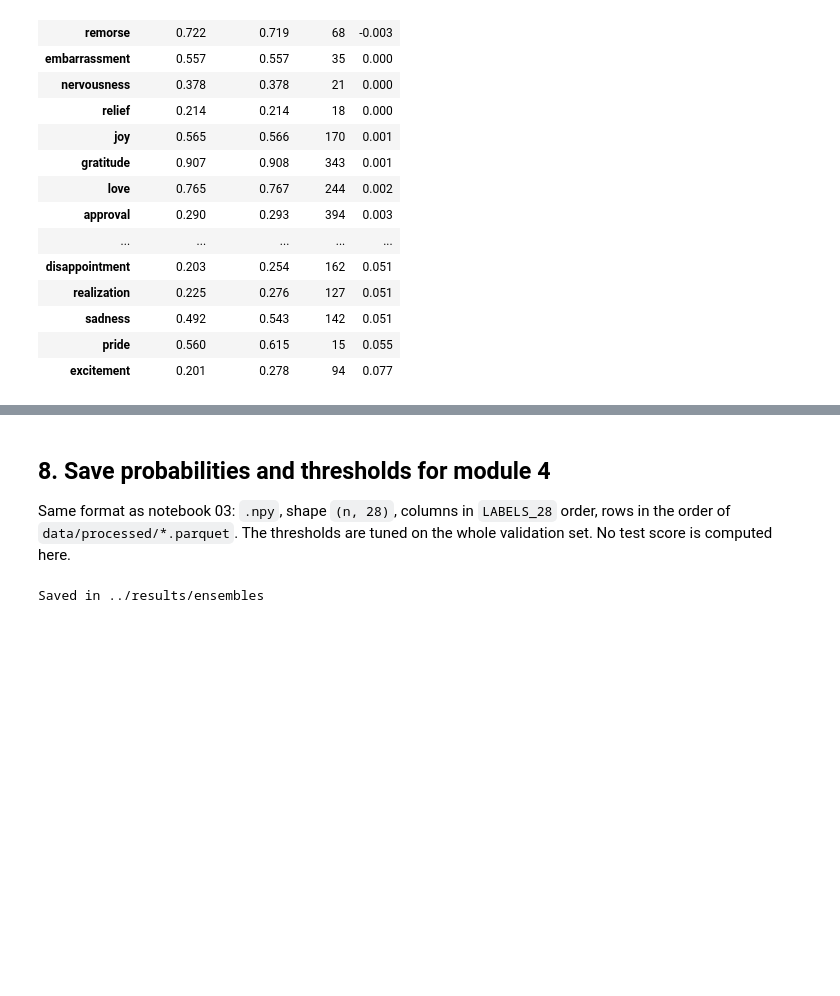
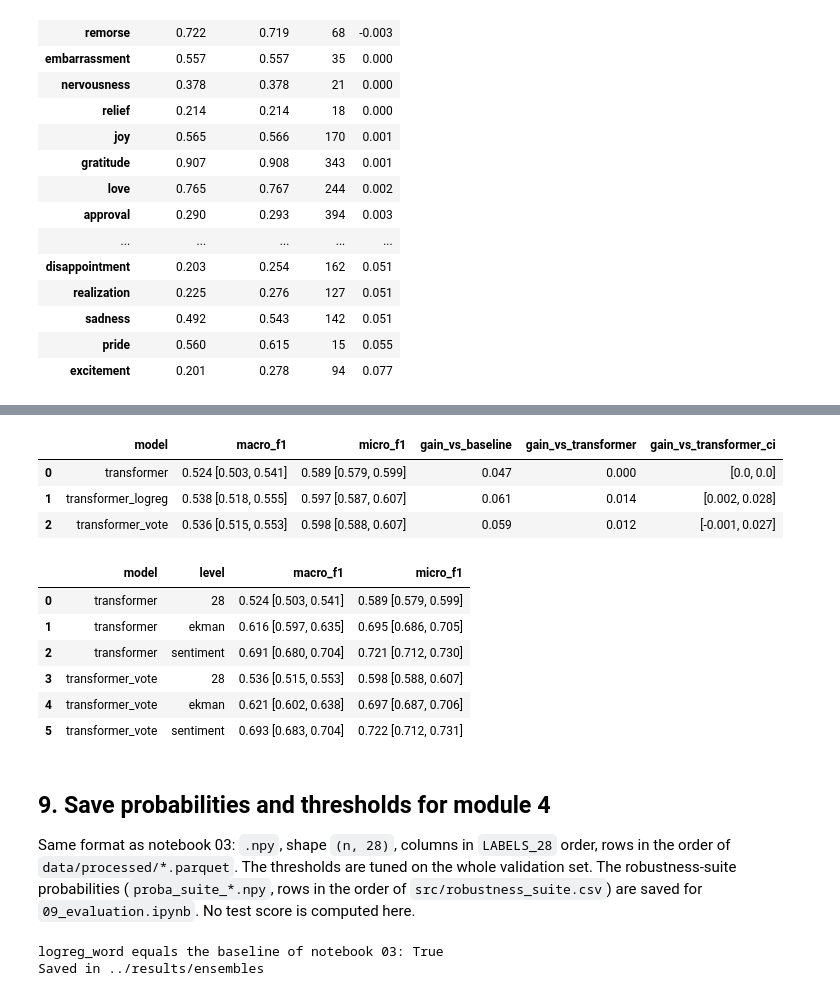
Before and after one commit to lucaperkins/ML_Project, a Jupyter notebook: notebooks/05_ensembles.ipynb, the cells around one changed output, grey strips where cells are left out. Drawn from its saved outputs; the diff is of its cells as text; code cells hidden in the pictures; blank space fills up the shorter version.

```diff
--- a/notebooks/05_ensembles.ipynb
+++ b/notebooks/05_ensembles.ipynb
@@ -474,13 +490,65 @@ per_label.sort_values("gain").round(3)
+# %%
+TRANSFORMER_DIR = os.path.join("..", "results", "transformer")
+proba_val["transformer"] = np.load(os.path.join(TRANSFORMER_DIR, "proba_val_transformer.npy"))
+proba_test["transformer"] = np.load(os.path.join(TRANSFORMER_DIR, "proba_test_transformer.npy"))
+proba_suite["transformer"] = np.load(os.path.join(TRANSFORMER_DIR, "proba_suite_transformer.npy"))
+assert proba_val["transformer"].shape == (len(df_val), 28) and proba_suite["transformer"].shape == (len(suite), 28)
+
+for split_proba in [proba_val, proba_test, proba_suite]:
+    split_proba["transformer_vote"] = (split_proba["transformer"] + split_proba["voting_soft"]) / 2
+    split_proba["transformer_logreg"] = (split_proba["transformer"] + split_proba["logreg_word"]) / 2
+
+y_pred_transformer = crossfit_predict(y_val, proba_val["transformer"])
+rows = []
+for name in ["transformer", "transformer_logreg", "transformer_vote"]:
+    y_pred_val[name] = crossfit_predict(y_val, proba_val[name])
+    row = evaluate(name, y_val, y_pred_val[name])
+    vs_baseline = paired_bootstrap(y_val, y_pred_baseline, y_pred_val[name])
+    vs_transformer = paired_bootstrap(y_val, y_pred_transformer, y_pred_val[name])
+    row["gain_vs_baseline"] = vs_baseline["diff_b_minus_a"]
+    row["gain_vs_transformer"] = vs_transformer["diff_b_minus_a"]
+    row["gain_vs_transformer_ci"] = "[" + str(round(vs_transformer["ci_low"], 3)) + ", " + str(round(vs_transformer["ci_high"], 3)) + "]"
+    rows.append(row)
+
+results_transformer = pd.DataFrame(rows)
+results_transformer.to_csv(os.path.join(OUT_DIR, "validation_results_transformer_vote.csv"), index = False)
+format_results(results_transformer)[["model", "macro_f1", "micro_f1", "gain_vs_baseline", "gain_vs_transformer", "gain_vs_transformer_ci"]]
+# %% [output]
+|  | model | macro_f1 | micro_f1 | gain_vs_baseline | gain_vs_transformer | gain_vs_transformer_ci |
+| 0 | transformer | 0.524 [0.503, 0.541] | 0.589 [0.579, 0.599] | 0.047 | 0.000 | [0.0, 0.0] |
+| 1 | transformer_logreg | 0.538 [0.518, 0.555] | 0.597 [0.587, 0.607] | 0.061 | 0.014 | [0.002, 0.028] |
+| 2 | transformer_vote | 0.536 [0.515, 0.553] | 0.598 [0.588, 0.607] | 0.059 | 0.012 | [-0.001, 0.027] |
+# %%
+results_levels_tr = pd.concat([evaluate_all_levels(name, y_pred_val[name], y_val_levels)
+                               for name in ["transformer", "transformer_vote"]], ignore_index = True)
+results_levels_tr.to_csv(os.path.join(OUT_DIR, "validation_results_levels_transformer_vote.csv"), index = False)
+format_results(results_levels_tr)[["model", "level", "macro_f1", "micro_f1"]]
+# %% [output]
+|  | model | level | macro_f1 | micro_f1 |
+| 0 | transformer | 28 | 0.524 [0.503, 0.541] | 0.589 [0.579, 0.599] |
+| 1 | transformer | ekman | 0.616 [0.597, 0.635] | 0.695 [0.686, 0.705] |
+| 2 | transformer | sentiment | 0.691 [0.680, 0.704] | 0.721 [0.712, 0.730] |
+| 3 | transformer_vote | 28 | 0.536 [0.515, 0.553] | 0.598 [0.588, 0.607] |
+| 4 | transformer_vote | ekman | 0.621 [0.602, 0.638] | 0.697 [0.687, 0.706] |
+| 5 | transformer_vote | sentiment | 0.693 [0.683, 0.704] | 0.722 [0.712, 0.731] |
 # %% [markdown]
-## 8. Save probabilities and thresholds for module 4
+## 9. Save probabilities and thresholds for module 4
 
-Same format as notebook 03: `.npy`, shape `(n, 28)`, columns in `LABELS_28` order, rows in the order of `data/processed/*.parquet`. The thresholds are tuned on the whole validation set. No test score is computed here.
+Same format as notebook 03: `.npy`, shape `(n, 28)`, columns in `LABELS_28` order, rows in the order of `data/processed/*.parquet`. The thresholds are tuned on the whole validation set. The robustness-suite probabilities (`proba_suite_*.npy`, rows in the order of `src/robustness_suite.csv`) are saved for `09_evaluation.ipynb`. No test score is computed here.
 # %%
-for name in ["voting_soft", "stacking", "bagging_logreg", "forest"]:
+for name in ["voting_soft", "stacking", "bagging_logreg", "forest", "transformer_vote", "transformer_logreg"]:
     np.save(os.path.join(OUT_DIR, "proba_val_" + name + ".npy"), proba_val[name].astype(np.float32))
     np.save(os.path.join(OUT_DIR, "proba_test_" + name + ".npy"), proba_test[name].astype(np.float32))
     np.save(os.path.join(OUT_DIR, "thresholds_" + name + ".npy"), tune_thresholds(y_val, proba_val[name]))
+
+# robustness suite: the baseline (refitted here with the same setting) and the votes
+for name in ["logreg_word", "voting_soft", "transformer_vote", "transformer_logreg"]:
+    np.save(os.path.join(OUT_DIR, "proba_suite_" + name + ".npy"), proba_suite[name].astype(np.float32))
+
+# the refitted logistic regression is the baseline of notebook 03: same probabilities on validation
+print("logreg_word equals the baseline of notebook 03:", np.allclose(proba_val["logreg_word"], proba_val_baseline, atol = 1e-5))
 print("Saved in", OUT_DIR)
 # %% [output]
+logreg_word equals the baseline of notebook 03: True
 Saved in ../results/ensembles
 # %% [markdown]
```
Also changed, not shown: parts of 10 cells of this notebook, 27 other files.
